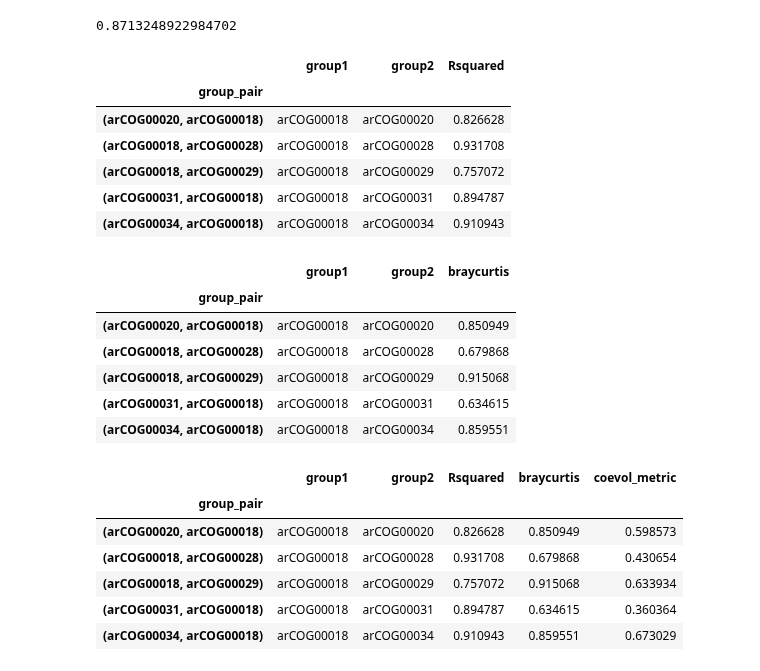
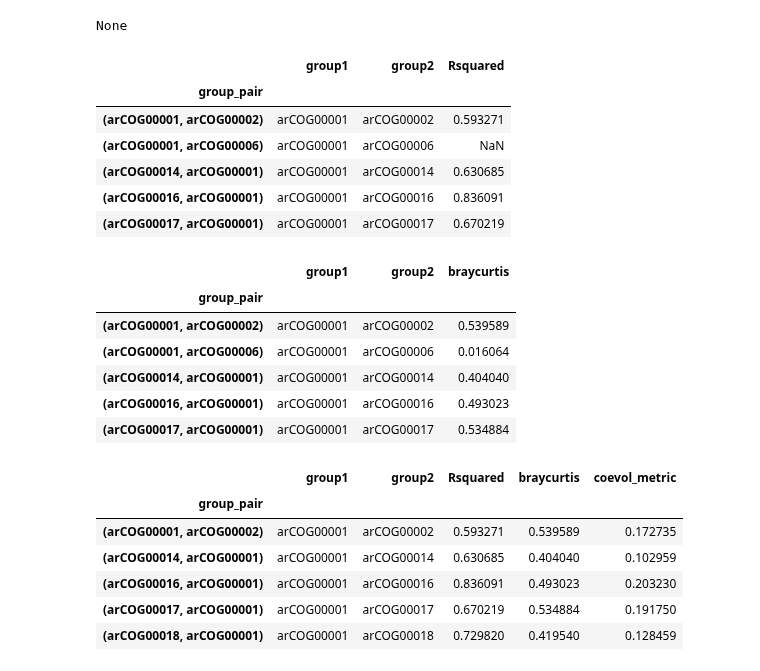
Before and after one commit to lthiberiol/jupyter_notebooks, a Jupyter notebook: gene family distances/eggNOG_dup_compare_metrics.ipynb, the cells around one changed output. Saved outputs shown, nothing was run; the diff lists cells and outputs as text; code cells hidden in the pictures.

```diff
--- a/gene family distances/eggNOG_dup_compare_metrics.ipynb
+++ b/gene family distances/eggNOG_dup_compare_metrics.ipynb
@@ -26,0 +17,6 @@ few_duplications.head()
+# %%
+duplicated_genes = pd.read_csv('duplicated_genes.tsv', sep='\t', index_col=0)
+
+duplicated_genes.taxa    = duplicated_genes.taxa.map(   lambda cell: cell.strip('[]').split(', '))
+duplicated_genes.members = duplicated_genes.members.map(lambda cell: cell.split(','))
+duplicated_genes.head()
@@ -31,7 +34,7 @@ eggNOG_trees = pd.read_csv('../2157_trees.tsv',
                            usecols  =[1,2,3],
                            index_col=0,
                            names    =['group_id', 'fast', 'tree'])
-eggNOG_trees = eggNOG_trees.reindex(index=few_duplications.group_id)
+eggNOG_trees = eggNOG_trees.reindex(index=duplicated_genes.group_id)
 # %%
 group_ids = []
 trees     = []
@@ -47,15 +52,17 @@ def run_coevol(matrices):
     m2 = matrices[1].copy()
     return(assess_coevolution(m1, m2, gene_sep='.')[1])
 
-matrix1 = dist_matrices[18].copy()
-matrix2 = dist_matrices[19].copy()
-run_coevol((matrix1, matrix2))
+matrix1 = dist_matrices[0].copy()
+matrix2 = dist_matrices[2].copy()
+print(run_coevol((matrix1, matrix2)))
 # %% [output]
-0.8713248922984702
+None
 # %%
-if not os.path.isfile('odr_regression_Rsquared.parquet'):
-    pool   = multiprocessing.Pool(processes=10)
+if not os.path.isfile('Rsquared_duplicated_genes.parquet'):
+    pool   = multiprocessing.Pool(processes=20)
     odr_r2 = pool.map(run_coevol, itertools.combinations(dist_matrices, 2))
+    pool.close()
+    pool.join()
 
     group_pairs = []
     for pair in itertools.combinations(group_ids, 2):
@@ -67,9 +74,10 @@ if not os.path.isfile('odr_regression_Rsquared.parquet'):
                           data   =zip(group_pairs[:, 0],
                                       group_pairs[:, 1],
                                       odr_r2))
-    odr_df.to_parquet('odr_regression_Rsquared.parquet')
+    odr_df.to_csv('Rsquared_duplicated_genes.tsv', sep='\t')
+    odr_df.to_parquet('Rsquared_duplicated_genes.parquet', compression='gzip', engine='fastparquet')
 else:
-    odr_df = pd.read_parquet('odr_regression_Rsquared.parquet')
+    odr_df = pd.read_parquet('Rsquared_duplicated_genes.parquet')
 # %%
 odr_df['group_pair'] = odr_df[['group1', 'group2']].agg(frozenset, axis=1)
 odr_df.set_index('group_pair', inplace=True)
@@ -78,17 +86,17 @@ odr_df.head()
 # %% [output]
 |  | group1 | group2 | Rsquared |
 | group_pair |  |  |  |
-| (arCOG00020, arCOG00018) | arCOG00018 | arCOG00020 | 0.826628 |
-| (arCOG00018, arCOG00028) | arCOG00018 | arCOG00028 | 0.931708 |
-| (arCOG00018, arCOG00029) | arCOG00018 | arCOG00029 | 0.757072 |
-| (arCOG00031, arCOG00018) | arCOG00018 | arCOG00031 | 0.894787 |
-| (arCOG00034, arCOG00018) | arCOG00018 | arCOG00034 | 0.910943 |
+| (arCOG00001, arCOG00002) | arCOG00001 | arCOG00002 | 0.593271 |
+| (arCOG00001, arCOG00006) | arCOG00001 | arCOG00006 | NaN |
+| (arCOG00014, arCOG00001) | arCOG00001 | arCOG00014 | 0.630685 |
+| (arCOG00016, arCOG00001) | arCOG00001 | arCOG00016 | 0.836091 |
+| (arCOG00017, arCOG00001) | arCOG00001 | arCOG00017 | 0.670219 |
 # %%
 def get_braycurtis(pair):
     (index1, row1), (index2, row2) = pair
 
-    taxa1 = re.findall('(?:^|,)(\d+)', row1.members)
-    taxa2 = re.findall('(?:^|,)(\d+)', row2.members)
+    taxa1 = [taxon.split('.')[0] for taxon in row1.members]
+    taxa2 = [taxon.split('.')[0] for taxon in row2.members]
 
     freq1 = Counter(taxa1)
     freq2 = Counter(taxa2)
@@ -109,16 +117,17 @@ def get_braycurtis(pair):
            row2.group_id,
            1 - braycurtis(freq1_input, freq2_input))
 
-if not os.path.isfile('braycurtis_indices.parquet'):
+if not os.path.isfile('braycurtis_duplicated_genes.parquet'):
     pool               = multiprocessing.Pool(processes=10)
     braycurtis_indices = pool.map(get_braycurtis,
-                                  itertools.combinations(few_duplications.iterrows(), 2))
+                                  itertools.combinations(duplicated_genes.iterrows(), 2))
 
     braycurtis_df = pd.DataFrame(columns=['group1', 'group2', 'braycurtis'],
                                  data   =braycurtis_indices)
-    braycurtis_df.to_parquet('braycurtis_indices.parquet')
+    braycurtis_df.to_parquet('braycurtis_duplicated_genes.parquet', compression='gzip', engine='fastparquet')
+    braycurtis_df.to_csv(    'braycurtis_duplicated_genes.tsv', sep='\t')
 else:
-    braycurtis_df = pd.read_parquet('braycurtis_indices.parquet')
+    braycurtis_df = pd.read_parquet('braycurtis_duplicated_genes.parquet')
 # %%
 braycurtis_df['group_pair'] = braycurtis_df[['group1', 'group2']].agg(frozenset, axis=1)
 braycurtis_df.set_index('group_pair', inplace=True)
@@ -126,24 +135,25 @@ braycurtis_df.head()
 # %% [output]
 |  | group1 | group2 | braycurtis |
 | group_pair |  |  |  |
-| (arCOG00020, arCOG00018) | arCOG00018 | arCOG00020 | 0.850949 |
-| (arCOG00018, arCOG00028) | arCOG00018 | arCOG00028 | 0.679868 |
-| (arCOG00018, arCOG00029) | arCOG00018 | arCOG00029 | 0.915068 |
-| (arCOG00031, arCOG00018) | arCOG00018 | arCOG00031 | 0.634615 |
-| (arCOG00034, arCOG00018) | arCOG00018 | arCOG00034 | 0.859551 |
+| (arCOG00001, arCOG00002) | arCOG00001 | arCOG00002 | 0.539589 |
+| (arCOG00001, arCOG00006) | arCOG00001 | arCOG00006 | 0.016064 |
+| (arCOG00014, arCOG00001) | arCOG00001 | arCOG00014 | 0.404040 |
+| (arCOG00016, arCOG00001) | arCOG00001 | arCOG00016 | 0.493023 |
+| (arCOG00017, arCOG00001) | arCOG00001 | arCOG00017 | 0.534884 |
 # %%
 odr_df = odr_df.join(braycurtis_df.braycurtis)
 odr_df['coevol_metric'] = odr_df.Rsquared * (odr_df.braycurtis**2)
 
+odr_df.dropna(inplace=True)
 odr_df.head()
 # %% [output]
 |  | group1 | group2 | Rsquared | braycurtis | coevol_metric |
 | group_pair |  |  |  |  |  |
-| (arCOG00020, arCOG00018) | arCOG00018 | arCOG00020 | 0.826628 | 0.850949 | 0.598573 |
-| (arCOG00018, arCOG00028) | arCOG00018 | arCOG00028 | 0.931708 | 0.679868 | 0.430654 |
-| (arCOG00018, arCOG00029) | arCOG00018 | arCOG00029 | 0.757072 | 0.915068 | 0.633934 |
-| (arCOG00031, arCOG00018) | arCOG00018 | arCOG00031 | 0.894787 | 0.634615 | 0.360364 |
-| (arCOG00034, arCOG00018) | arCOG00018 | arCOG00034 | 0.910943 | 0.859551 | 0.673029 |
+| (arCOG00001, arCOG00002) | arCOG00001 | arCOG00002 | 0.593271 | 0.539589 | 0.172735 |
+| (arCOG00014, arCOG00001) | arCOG00001 | arCOG00014 | 0.630685 | 0.404040 | 0.102959 |
+| (arCOG00016, arCOG00001) | arCOG00001 | arCOG00016 | 0.836091 | 0.493023 | 0.203230 |
+| (arCOG00017, arCOG00001) | arCOG00001 | arCOG00017 | 0.670219 | 0.534884 | 0.191750 |
+| (arCOG00018, arCOG00001) | arCOG00001 | arCOG00018 | 0.729820 | 0.419540 | 0.128459 |
 # %%
 data_columns = ['Rsquared', 'coevol_metric', 'braycurtis']
 # %%
```
Also changed, not shown: parts of 7 cells of this notebook.
